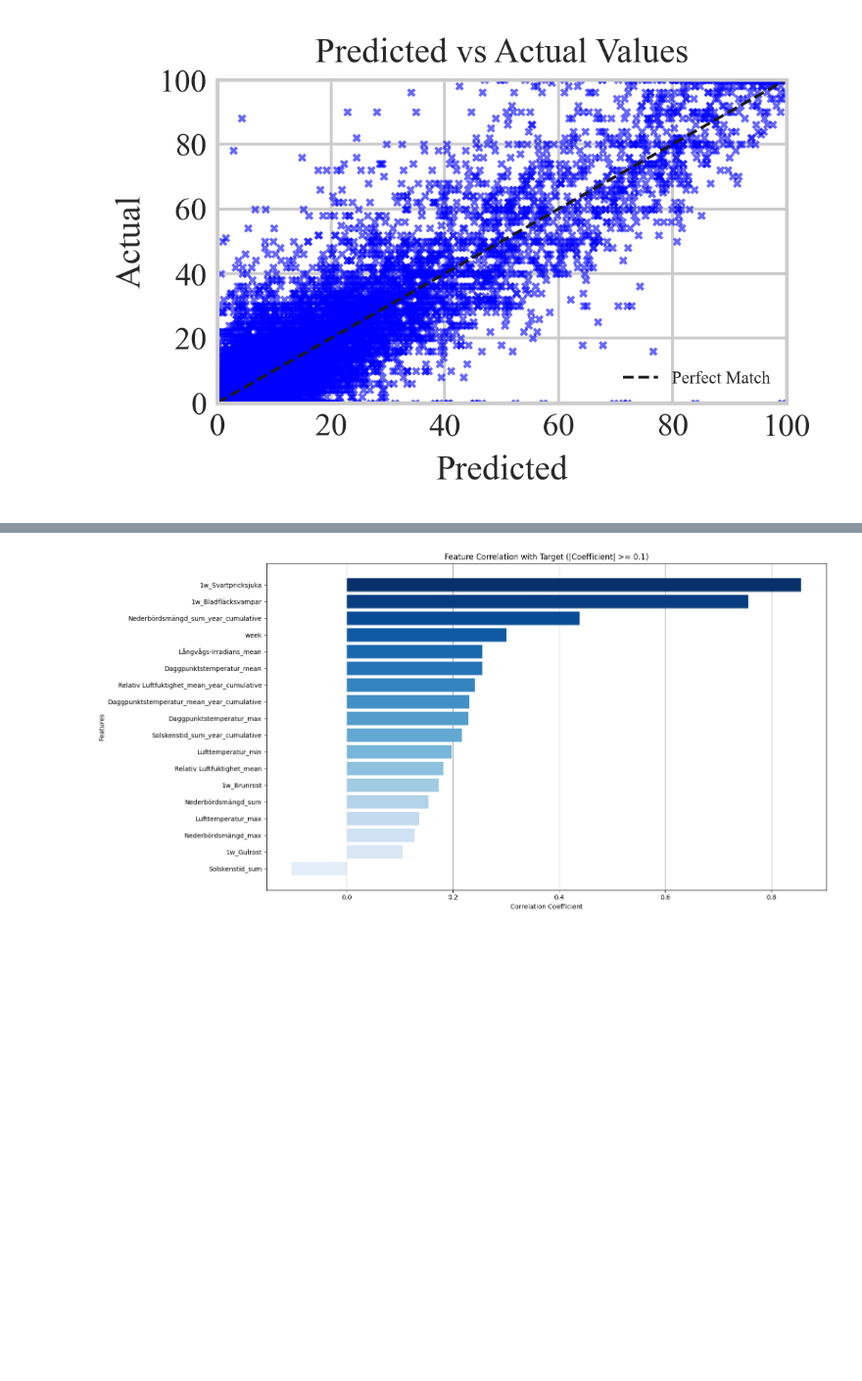
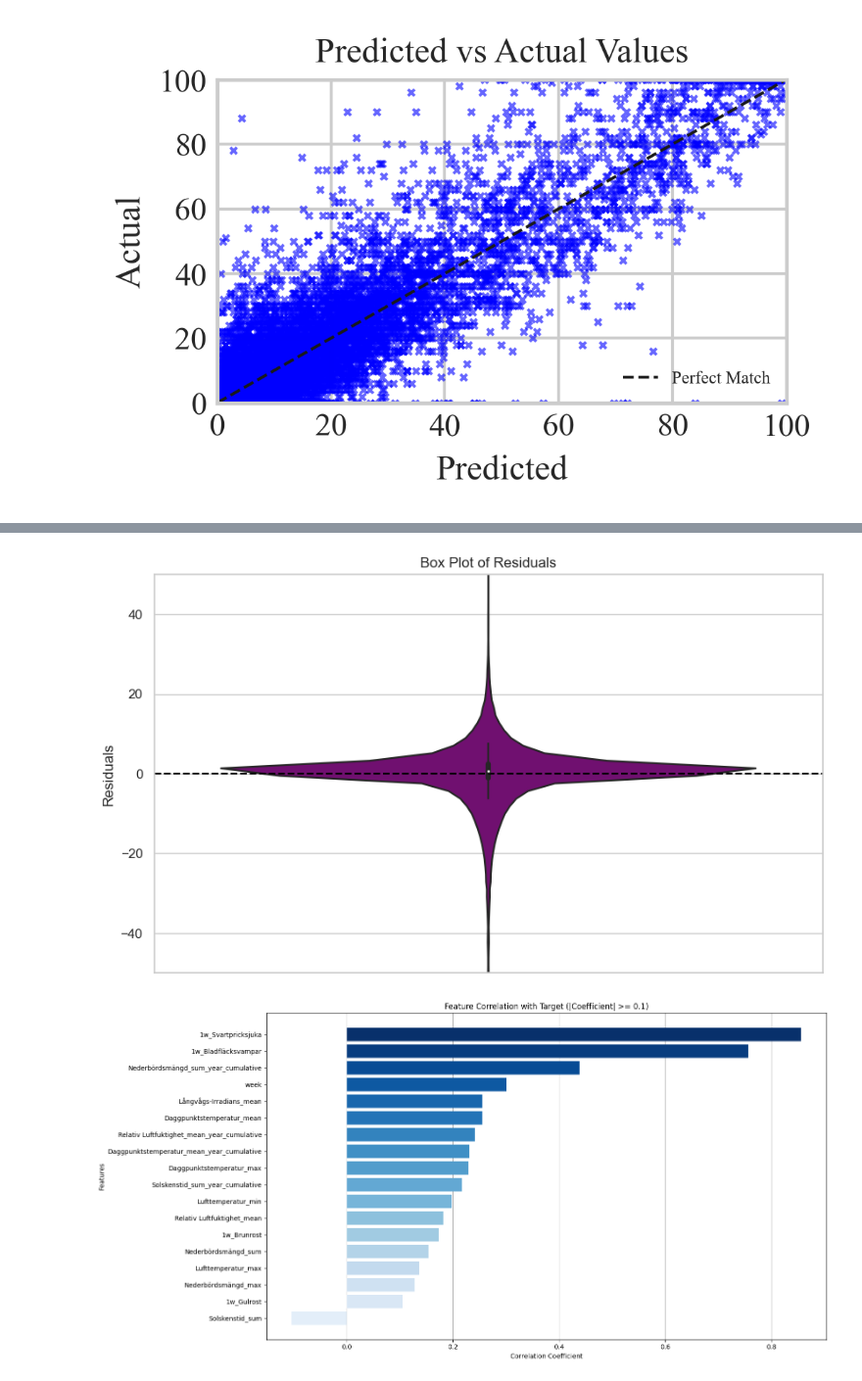
Before and after one commit to mosmar99/Pest-Outbrakes, a Jupyter notebook: results.ipynb, the cells around one changed output, grey strips where cells are left out. Shown at 98% size. Cells and saved outputs as stored; diff of their text form; code cells hidden in the pictures; blank space fills up the shorter version.

```diff
--- a/results.ipynb
+++ b/results.ipynb
@@ -776,3 +821,18 @@ plt.show()
+# %%
+import matplotlib.pyplot as plt
+import seaborn as sns
+
+# Create a box plot for the residuals
+plt.figure(figsize=(10, 6))
+plt.ylim([-30, 30])
+sns.violinplot(y=residuals, color='purple')
+plt.axhline(0, color='black', linestyle='--')
+plt.title('Box Plot of Residuals')
+plt.ylabel('Residuals')
+plt.grid(True)
+plt.show()
+# %% [output]
+[figure, added]
 # %%
 from sklearn.ensemble import RandomForestRegressor
 from sklearn.linear_model import LinearRegression
```
Also changed, not shown: parts of 2 cells of this notebook.
